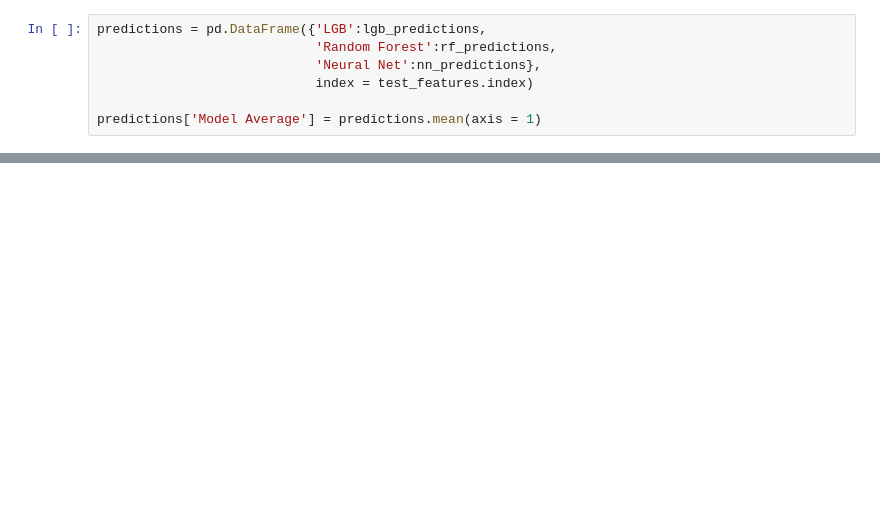
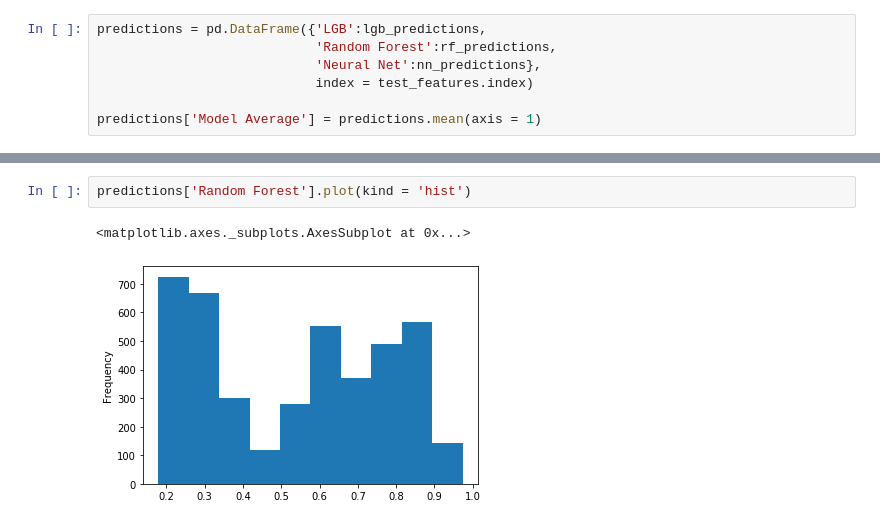
Before and after one commit to chenson2018/Humana-Mays-Competition, a Jupyter notebook: Final Model/Final Draft v3.ipynb, the cells around one changed output, grey strips where cells are left out. Cells and saved outputs as stored; diff of their text form; blank space fills up the shorter version.

```diff
--- a/Final Model/Final Draft v3.ipynb
+++ b/Final Model/Final Draft v3.ipynb
@@ -221,0 +235,5 @@ predictions
+# %%
+predictions['Random Forest'].plot(kind = 'hist')
+# %% [output]
+<matplotlib.axes._subplots.AxesSubplot at 0x...>
+[figure, added]
```
Also changed, not shown: parts of 11 cells of this notebook.
